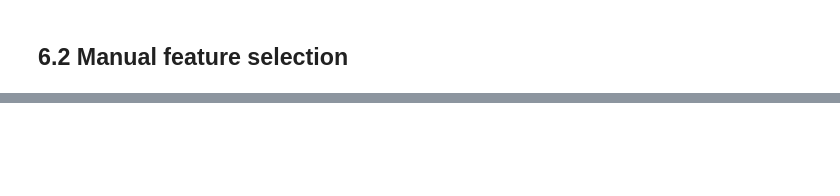
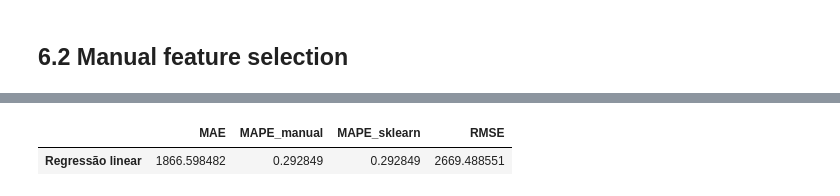
Before and after one commit to renato-favarin/ds_em_producao, a Jupyter notebook: ds_em_producao.ipynb, the cells around one changed output, grey strips where cells are left out. Cells and saved outputs as stored; diff of their text form; code cells hidden in the pictures; blank space fills up the shorter version.

```diff
--- a/ds_em_producao.ipynb
+++ b/ds_em_producao.ipynb
@@ -23,6 +26,20 @@ from boruta import BorutaPy
 # %% [markdown]
 ## 0.1. Helper Functions
 # %%
+def mean_absolute_percentage_error_manual(y,yhat):
+    return np.mean(np.abs((y-yhat)/y))
+
+def ml_error(model_name, y, yhat):
+    mae = mean_absolute_error(y,yhat)
+    mape_manual = mean_absolute_percentage_error_manual(y, yhat)
+    mape_sklearn = mean_absolute_percentage_error(y, yhat)
+    rmse = np.sqrt(mean_squared_error(y,yhat))
+
+    return pd.DataFrame(index=[model_name], data= {'MAE':mae,
+                                                 'MAPE_manual':mape_manual,
+                                                 'MAPE_sklearn':mape_sklearn,
+                                                 'RMSE':rmse})
+
 def cramer_v(x,y):
     """ calculate Cramers V statistic for categorial-categorial association.
         uses correction from Bergsma and Wicher,
@@ -1613,0 +1705,13 @@ cols_selected_boruta_with_extra
+# %%
+# model
+lr = LinearRegression().fit(x_train,y_train)
+
+# prediction
+y_hat_lr = lr.predict(x_test)
+
+# performance
+lr_result = ml_error('Regressão linear',np.expm1(y_test),np.expm1(y_hat_lr) )
+lr_result
+# %% [output]
+|  | MAE | MAPE_manual | MAPE_sklearn | RMSE |
+| Regressão linear | 1866.598482 | 0.292849 | 0.292849 | 2669.488551 |
```
Also changed, not shown: parts of 29 cells of this notebook, 1 other file.
